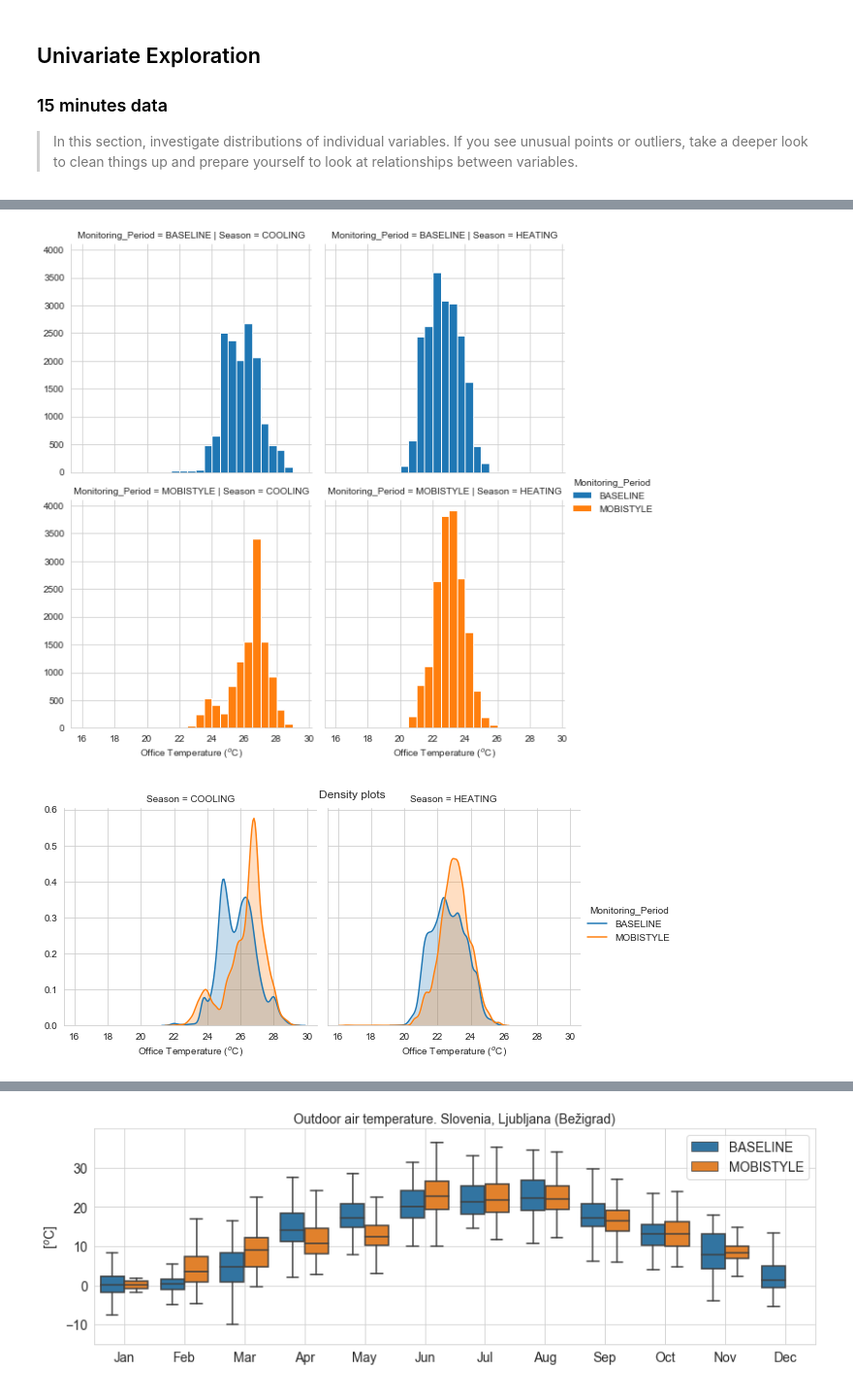
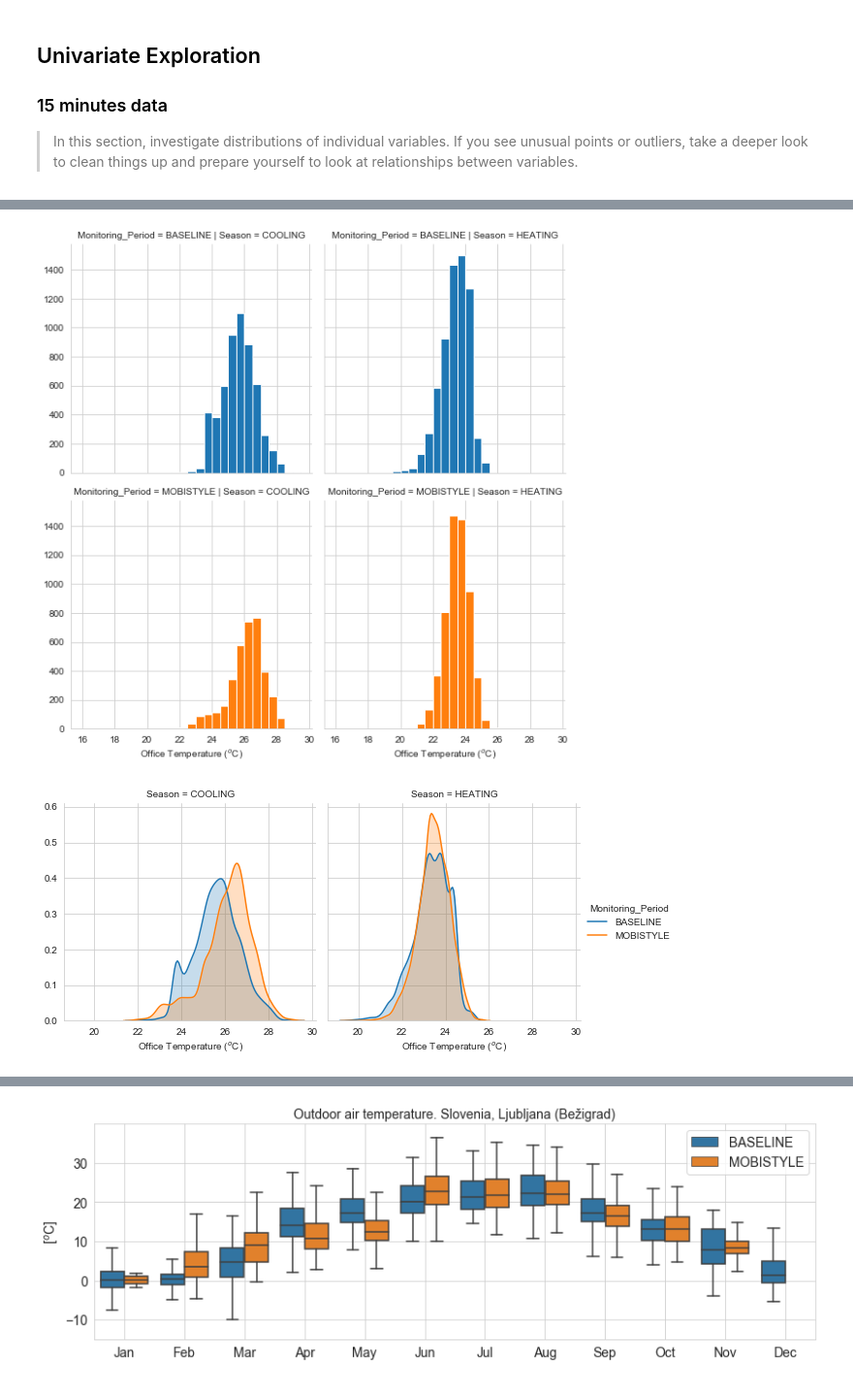
Before and after one commit to SVGoogle/EDA-project, a Jupyter notebook: data_exploration.ipynb, the cells around one changed output, grey strips where cells are left out. Shown: that part at 97% size. Cells and saved outputs as stored; diff of their text form; code cells hidden in the pictures.

```diff
--- a/data_exploration.ipynb
+++ b/data_exploration.ipynb
@@ -187,0 +173,9 @@ memory usage: 6.2 MB
+# %%
+# Filter the data, exclude the time outsied working hours
+data = data.query('Room_Status == 1')
+
+# Verify that all values are equal to 1 (Office room occupied)
+assert data['Room_Status'].all() == 1
+
+# Dataset was reduced by almost 2/3 after filtering
+data.info()
@@ -206,23 +229,19 @@ In this part the data is compared for summer and winter periods or as denoted he
 # %%
 # Setup the same bin size for the office temperature
 bins = np.arange(16, 30, .5)
 g = sns.FacetGrid(data, col='Season', row='Monitoring_Period', hue='Monitoring_Period',
                   height=4, palette=pal)
 g = (g.map(plt.hist, 'Temperature', bins=bins)
-     .add_legend()
     .set_xlabels('Office Temperature ($^o$C)'))
 # %% [output]
-[figure, old version]
+[figure, new version]
 # %%
-# Create pallete for Monitoring period
-pal = dict(MOBISTYLE=color_MS, BASELINE=color_BL)
-
+# Create Kernel Density plots without histograms to overlay the distributions
 g = sns.FacetGrid(data, col='Season', hue='Monitoring_Period',
                   height=4, palette=pal)
 g = (g.map(sns.distplot, 'Temperature', bins=bins,
            kde=True, hist=False, kde_kws={'shade': True})
      .add_legend()
     .set_xlabels('Office Temperature ($^o$C)'))
-plt.suptitle('Density plots');
 # %% [output]
-[figure, old version]
+[figure, new version]
```
Also changed, not shown: parts of 12 cells of this notebook.
